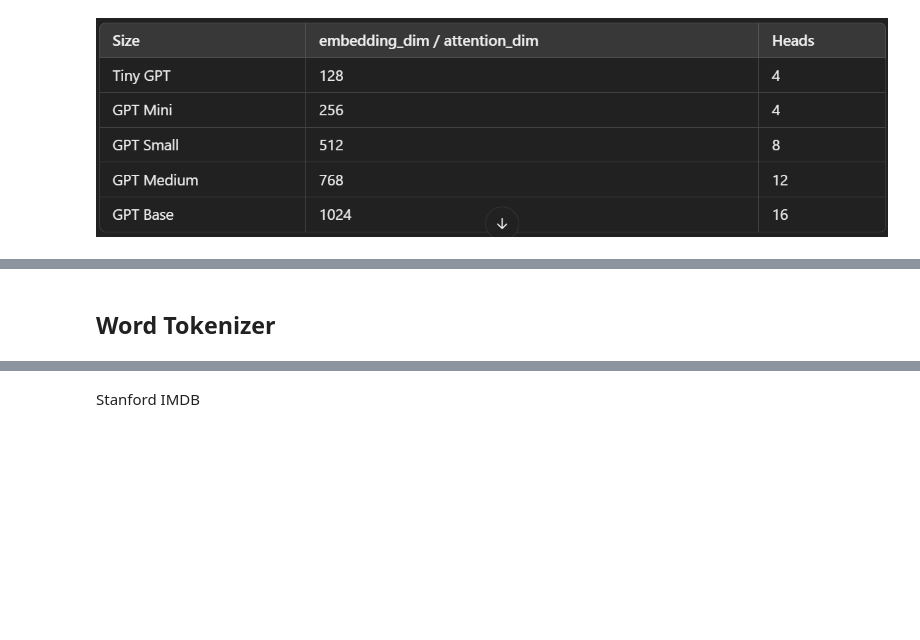
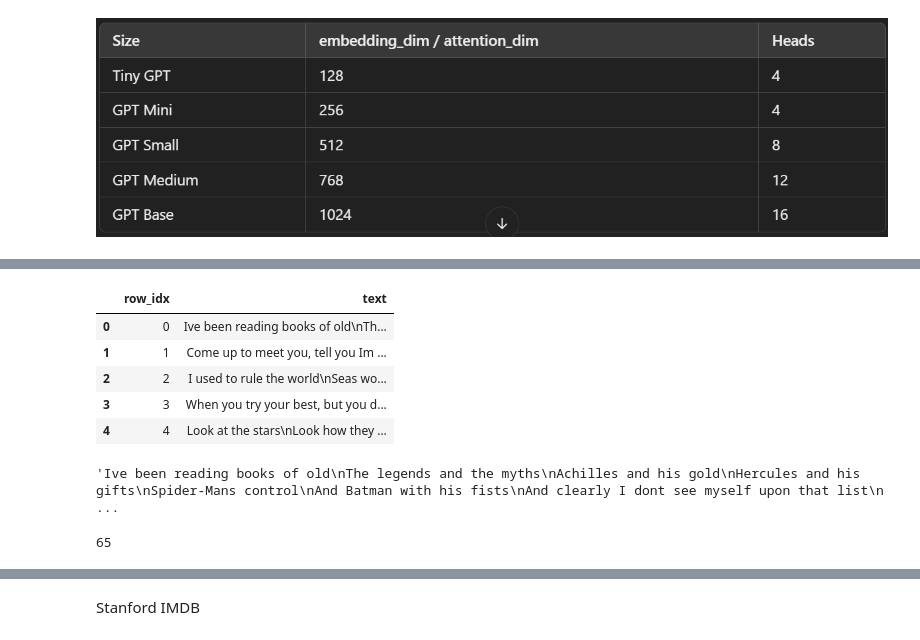
Before and after one commit to Ashish-Abraham/LLM-Boilerplate, a Jupyter notebook: GPTFromScratch.ipynb, the cells around one changed output, grey strips where cells are left out. Saved outputs shown, nothing was run; the diff lists cells and outputs as text; code cells hidden in the pictures; blank space fills up the shorter version.

```diff
--- a/GPTFromScratch.ipynb
+++ b/GPTFromScratch.ipynb
@@ -230,6 +244,13 @@ Requirement already satisfied: six>=1.5 in /usr/local/lib/python3.12/dist-packag
 # %%
-# df = df.drop(columns=['truncated_cells'])
-# df['text'] = df['row'].apply(lambda x: x['text'])
-# df = df.drop(columns=['row'])
-# display(df.head())
+df = df.drop(columns=['truncated_cells'])
+df['text'] = df['row'].apply(lambda x: x['text'])
+df = df.drop(columns=['row'])
+display(df.head())
+# %% [output]
+|  | row_idx | text |
+| 0 | 0 | Ive been reading books of old\nTh... |
+| 1 | 1 | Come up to meet you, tell you Im ... |
+| 2 | 2 | I used to rule the world\nSeas wo... |
+| 3 | 3 | When you try your best, but you d... |
+| 4 | 4 | Look at the stars\nLook how they ... |
 # %%
@@ -256,5 +275,9 @@ Requirement already satisfied: six>=1.5 in /usr/local/lib/python3.12/dist-packag
+# %%
+full_lyrics[:200]
+# %% [output]
+'Ive been reading books of old\nThe legends and the myths\nAchilles and his gold\nHercules and his gifts\nSpider-Mans control\nAnd Batman with his fists\nAnd clearly I dont see myself upon that list\n ...
 # %%
-# characters = list(set(full_lyrics))
-# len(characters)
+characters = list(set(full_lyrics))
+len(characters)
+# %% [output]
+65
-# %% [markdown]
-## Word Tokenizer
```
Also changed, not shown: parts of 41 cells of this notebook.
